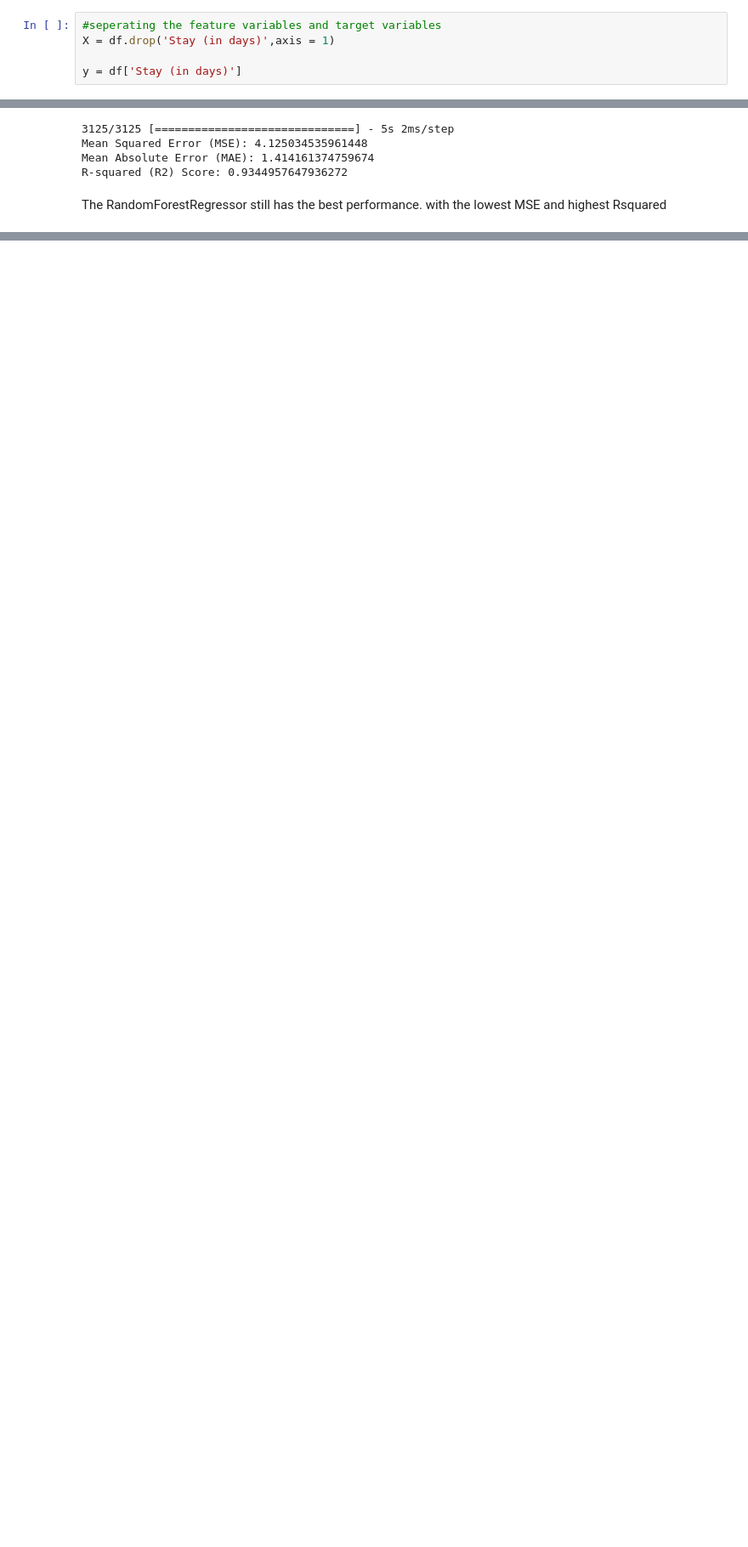
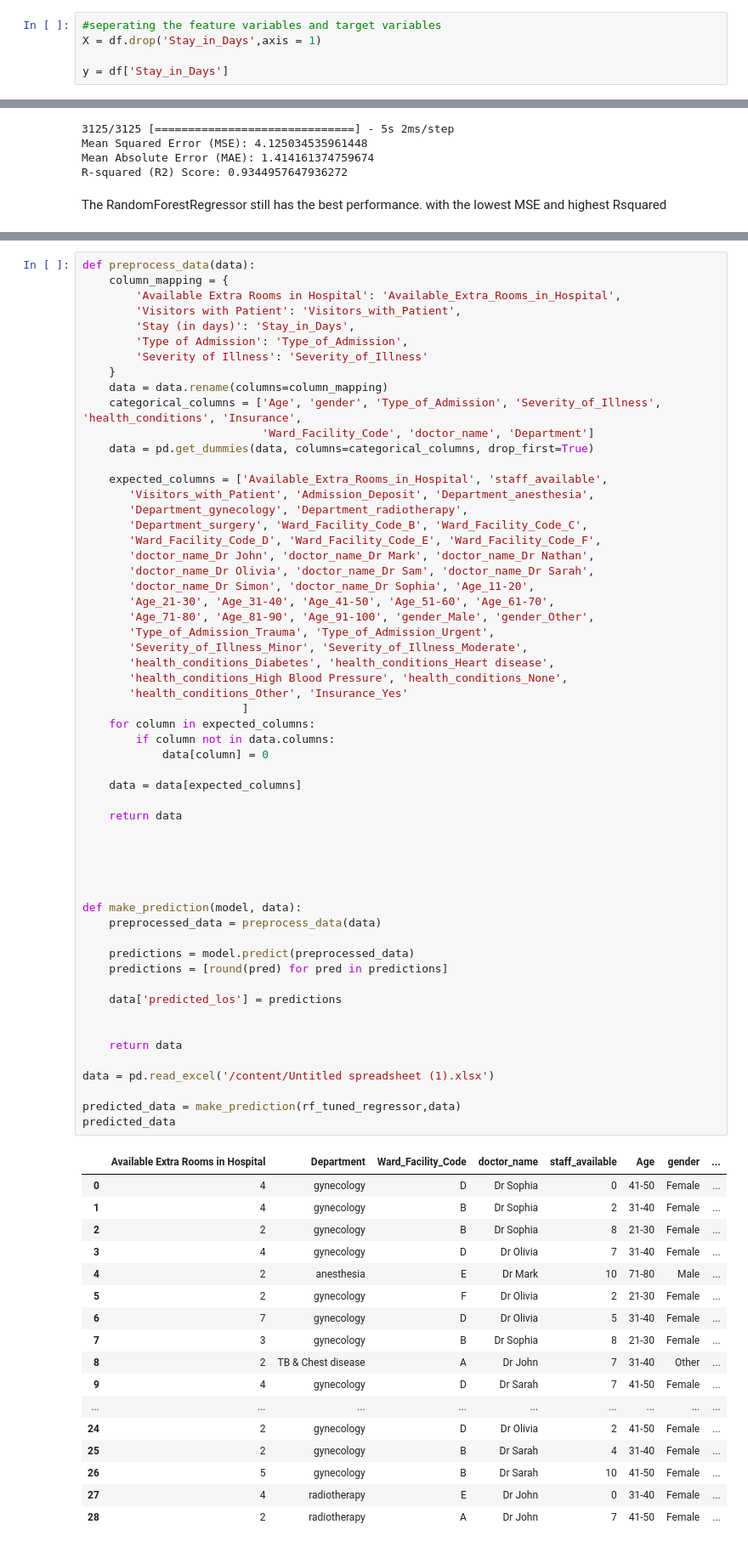
Before and after one commit to IoTFier/KevKibe-Hospital-Patient-Length-of-Stay-Prediction, a Jupyter notebook: HospitalLOSpred.ipynb, the cells around one changed output, grey strips where cells are left out. Shown: that part at 85% size. Cells and saved outputs as stored; diff of their text form; blank space fills up the shorter version.

```diff
--- a/HospitalLOSpred.ipynb
+++ b/HospitalLOSpred.ipynb
@@ -105,6 +105,6 @@ Name: Stay (in days), dtype: float64
 df = df.drop(['patientid'],axis = 1)
 # %%
 #seperating the feature variables and target variables
-X = df.drop('Stay (in days)',axis = 1)
+X = df.drop('Stay_in_Days',axis = 1)
 
-y = df['Stay (in days)']
+y = df['Stay_in_Days']
@@ -390,0 +428,75 @@ files.download('LOSmodel.pkl')
+# %%
+def preprocess_data(data):
+    column_mapping = {
+        'Available Extra Rooms in Hospital': 'Available_Extra_Rooms_in_Hospital',
+        'Visitors with Patient': 'Visitors_with_Patient',
+        'Stay (in days)': 'Stay_in_Days',
+        'Type of Admission': 'Type_of_Admission',
+        'Severity of Illness': 'Severity_of_Illness'
+    }
+    data = data.rename(columns=column_mapping)
+    categorical_columns = ['Age', 'gender', 'Type_of_Admission', 'Severity_of_Illness', 'health_conditions', 'Insurance',
+                           'Ward_Facility_Code', 'doctor_name', 'Department']
+    data = pd.get_dummies(data, columns=categorical_columns, drop_first=True)
+
+    expected_columns = ['Available_Extra_Rooms_in_Hospital', 'staff_available',
+       'Visitors_with_Patient', 'Admission_Deposit', 'Department_anesthesia',
+       'Department_gynecology', 'Department_radiotherapy',
+       'Department_surgery', 'Ward_Facility_Code_B', 'Ward_Facility_Code_C',
+       'Ward_Facility_Code_D', 'Ward_Facility_Code_E', 'Ward_Facility_Code_F',
+       'doctor_name_Dr John', 'doctor_name_Dr Mark', 'doctor_name_Dr Nathan',
+       'doctor_name_Dr Olivia', 'doctor_name_Dr Sam', 'doctor_name_Dr Sarah',
+       'doctor_name_Dr Simon', 'doctor_name_Dr Sophia', 'Age_11-20',
+       'Age_21-30', 'Age_31-40', 'Age_41-50', 'Age_51-60', 'Age_61-70',
+       'Age_71-80', 'Age_81-90', 'Age_91-100', 'gender_Male', 'gender_Other',
+       'Type_of_Admission_Trauma', 'Type_of_Admission_Urgent',
+       'Severity_of_Illness_Minor', 'Severity_of_Illness_Moderate',
+       'health_conditions_Diabetes', 'health_conditions_Heart disease',
+       'health_conditions_High Blood Pressure', 'health_conditions_None',
+       'health_conditions_Other', 'Insurance_Yes'
+                        ]
+    for column in expected_columns:
+        if column not in data.columns:
+            data[column] = 0
+
+    data = data[expected_columns]
+
+    return data
+
+
+
+
+
+def make_prediction(model, data):
+    preprocessed_data = preprocess_data(data)
+
+    predictions = model.predict(preprocessed_data)
+    predictions = [round(pred) for pred in predictions]
+
+    data['predicted_los'] = predictions
+
+
+    return data
+
+data = pd.read_excel('/content/Untitled spreadsheet (1).xlsx')
+
+predicted_data = make_prediction(rf_tuned_regressor,data)
+predicted_data
+# %% [output]
+|  | Available Extra Rooms in Hospital | Department | Ward_Facility_Code | doctor_name | staff_available | Age | gender | ... |
+| 0 | 4 | gynecology | D | Dr Sophia | 0 | 41-50 | Female | ... |
+| 1 | 4 | gynecology | B | Dr Sophia | 2 | 31-40 | Female | ... |
+| 2 | 2 | gynecology | B | Dr Sophia | 8 | 21-30 | Female | ... |
+| 3 | 4 | gynecology | D | Dr Olivia | 7 | 31-40 | Female | ... |
+| 4 | 2 | anesthesia | E | Dr Mark | 10 | 71-80 | Male | ... |
+| 5 | 2 | gynecology | F | Dr Olivia | 2 | 21-30 | Female | ... |
+| 6 | 7 | gynecology | D | Dr Olivia | 5 | 31-40 | Female | ... |
+| 7 | 3 | gynecology | B | Dr Sophia | 8 | 21-30 | Female | ... |
+| 8 | 2 | TB & Chest disease | A | Dr John | 7 | 31-40 | Other | ... |
+| 9 | 4 | gynecology | D | Dr Sarah | 7 | 41-50 | Female | ... |
+| ... | ... | ... | ... | ... | ... | ... | ... | ... |
+| 24 | 2 | gynecology | D | Dr Olivia | 2 | 41-50 | Female | ... |
+| 25 | 2 | gynecology | B | Dr Sarah | 4 | 31-40 | Female | ... |
+| 26 | 5 | gynecology | B | Dr Sarah | 10 | 41-50 | Female | ... |
+| 27 | 4 | radiotherapy | E | Dr John | 0 | 31-40 | Female | ... |
+| 28 | 2 | radiotherapy | A | Dr John | 7 | 41-50 | Female | ... |
```
Also changed, not shown: parts of 15 cells of this notebook.
